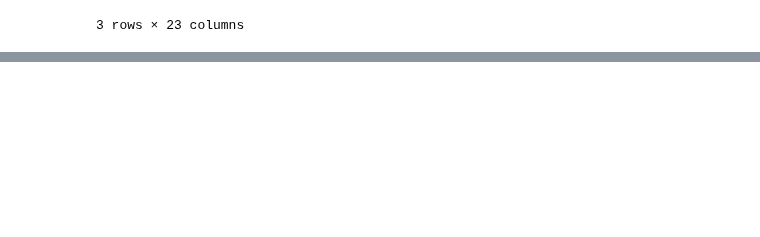
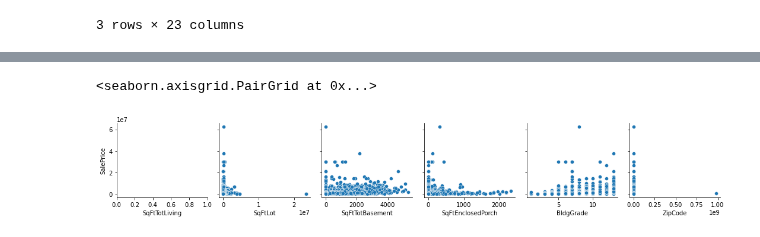
Before and after one commit to samtuleen/King-County-Home-Price-Predictors, a Jupyter notebook: notebooks/exploratory/More Data Cleaning.ipynb, the cells around one changed output, grey strips where cells are left out. Drawn from its saved outputs; the diff is of its cells as text; code cells hidden in the pictures; blank space fills up the shorter version.

```diff
--- a/notebooks/exploratory/More Data Cleaning.ipynb
+++ b/notebooks/exploratory/More Data Cleaning.ipynb
@@ -103,5 +103,3 @@ Data columns (total 23 columns):
  22  OtherNuisances     141551 non-null  float64
 dtypes: float64(17), int64(3), object(3)
 memory usage: 25.9+ MB
-# %%
-kc_data['ZipCode'] = int(float(kc_data['ZipCode']))
@@ -110,3 +105,0 @@ TypeError: cannot convert the series to <class 'float'>
-# %%
-kc_data['ZipCode']=kc_data['ZipCode'].astype(str)
-kc_data.info()
@@ -249,0 +217,2 @@ non_num
+# %%
+kc_data = kc_data.drop(index=[24179,26953,67461])
@@ -269,0 +246,2 @@ memory usage: 576.0+ bytes
+# %%
+kc_data['ZipCode']= kc_data['ZipCode'].astype(np.int64)
@@ -269,0 +296,7 @@ memory usage: 576.0+ bytes
+# %%
+sns.pairplot(kc_data,
+            x_vars=["SqFtTotLiving", "SqFtLot", "SqFtTotBasement", "SqFtEnclosedPorch", "BldgGrade", "ZipCode"],
+            y_vars=["SalePrice"])
+# %% [output]
+<seaborn.axisgrid.PairGrid at 0x...>
+[figure, added]
```
Also changed, not shown: parts of 15 cells of this notebook.
